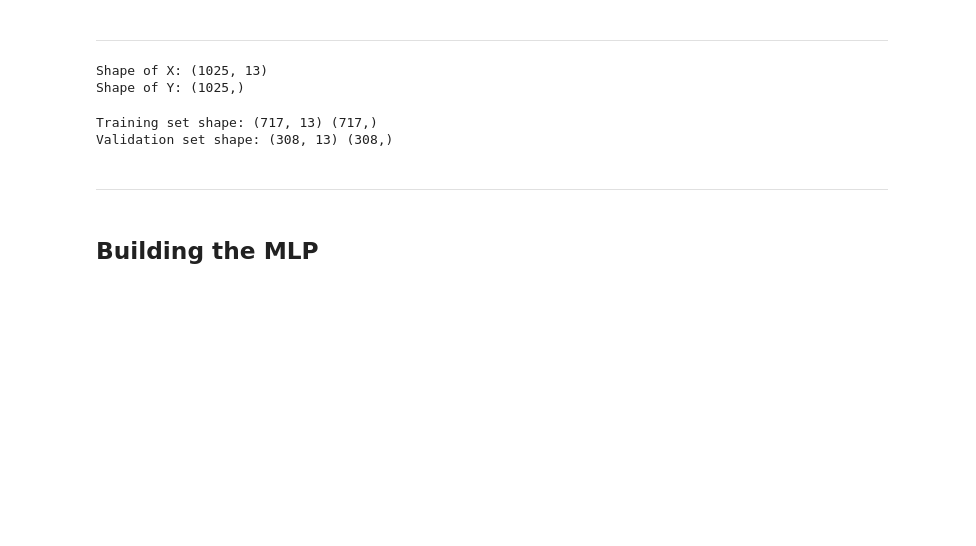
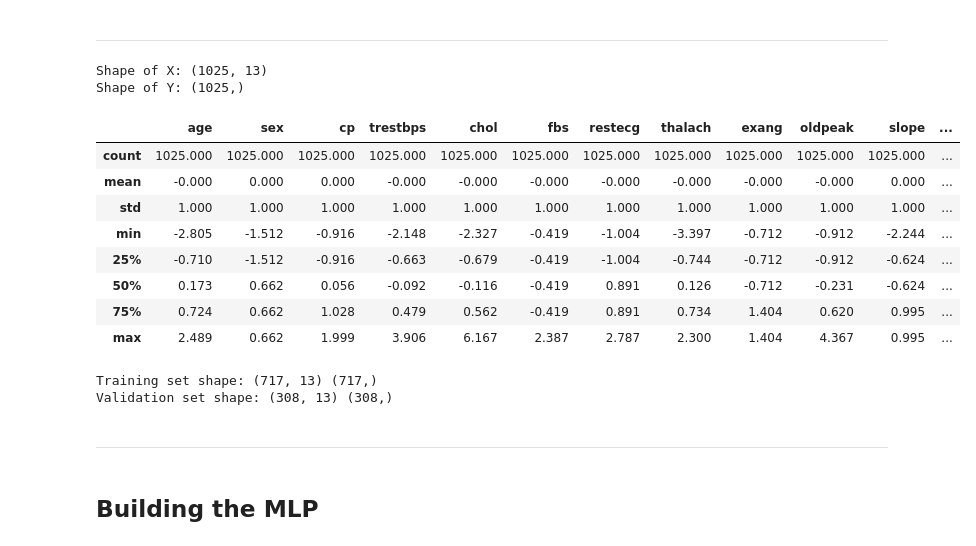
Before and after one commit to Abdul-Rehman-Tahir01/TUKL-25, a Jupyter notebook: Binary Classification using MLP.ipynb, the cells around one changed output. Drawn from its saved outputs; the diff is of its cells as text; code cells hidden in the pictures; blank space fills up the shorter version.

```diff
--- a/Binary Classification using MLP.ipynb
+++ b/Binary Classification using MLP.ipynb
@@ -113,2 +101,15 @@ Shape of Y: (1025,)
+# %%
+X_scaled_df = pd.DataFrame(X_scaled, columns=X.columns)
+X_scaled_df.describe().round(3)
+# %% [output]
+|  | age | sex | cp | trestbps | chol | fbs | restecg | thalach | exang | oldpeak | slope | ... |
+| count | 1025.000 | 1025.000 | 1025.000 | 1025.000 | 1025.000 | 1025.000 | 1025.000 | 1025.000 | 1025.000 | 1025.000 | 1025.000 | ... |
+| mean | -0.000 | 0.000 | 0.000 | -0.000 | -0.000 | -0.000 | -0.000 | -0.000 | -0.000 | -0.000 | 0.000 | ... |
+| std | 1.000 | 1.000 | 1.000 | 1.000 | 1.000 | 1.000 | 1.000 | 1.000 | 1.000 | 1.000 | 1.000 | ... |
+| min | -2.805 | -1.512 | -0.916 | -2.148 | -2.327 | -0.419 | -1.004 | -3.397 | -0.712 | -0.912 | -2.244 | ... |
+| 25% | -0.710 | -1.512 | -0.916 | -0.663 | -0.679 | -0.419 | -1.004 | -0.744 | -0.712 | -0.912 | -0.624 | ... |
+| 50% | 0.173 | 0.662 | 0.056 | -0.092 | -0.116 | -0.419 | 0.891 | 0.126 | -0.712 | -0.231 | -0.624 | ... |
+| 75% | 0.724 | 0.662 | 1.028 | 0.479 | 0.562 | -0.419 | 0.891 | 0.734 | 1.404 | 0.620 | 0.995 | ... |
+| max | 2.489 | 0.662 | 1.999 | 3.906 | 6.167 | 2.387 | 2.787 | 2.300 | 1.404 | 4.367 | 0.995 | ... |
 # %%
 # Splitting the dataset into training and validation sets
```
Also changed, not shown: parts of 11 cells of this notebook.
